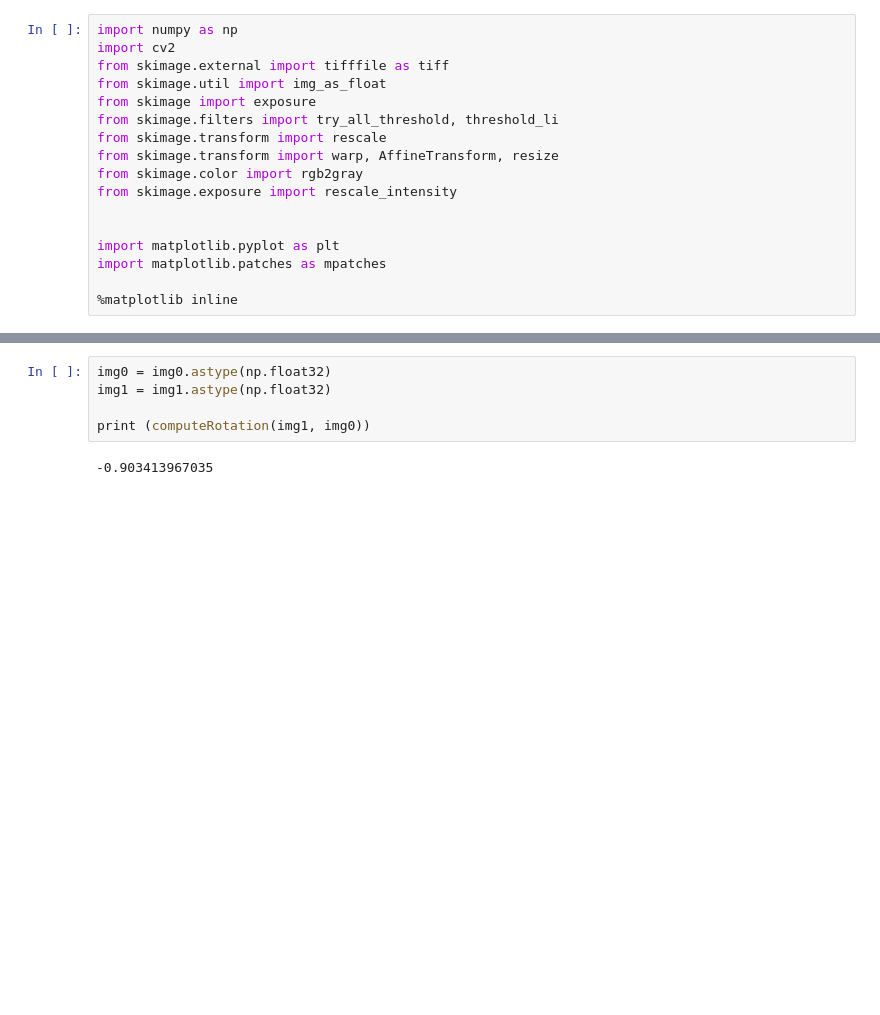
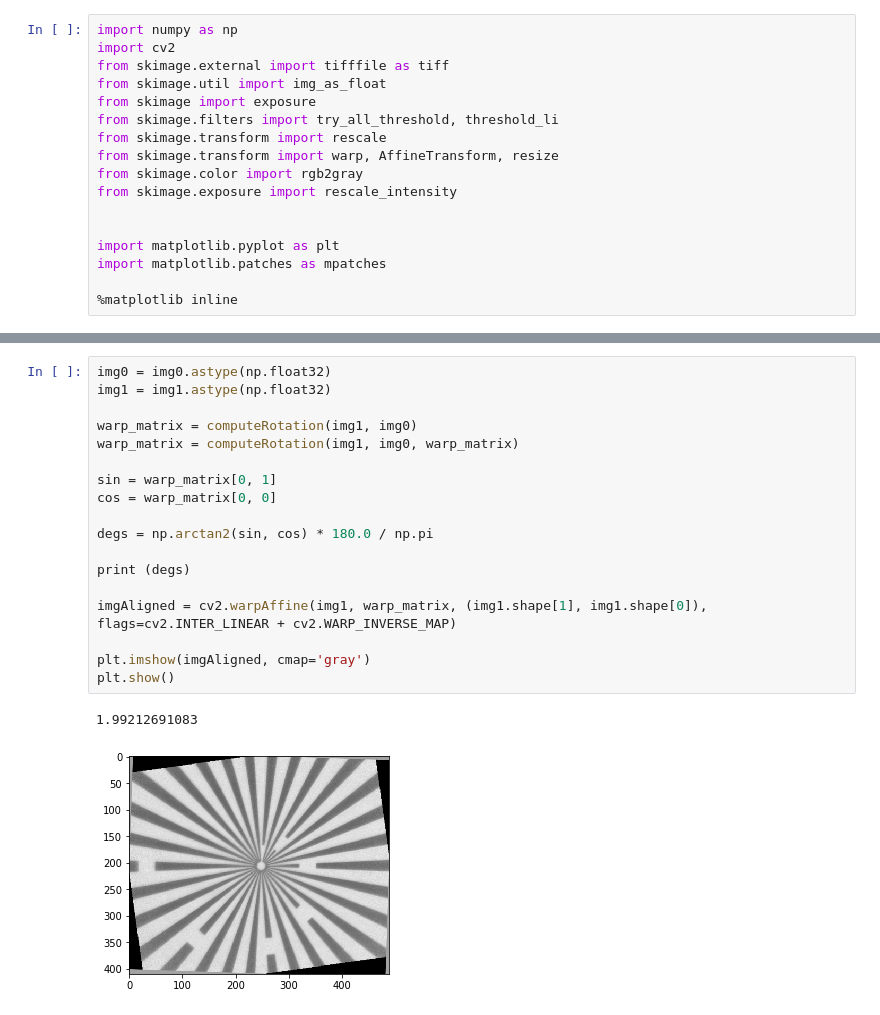
Before and after one commit to iamfaisalkhan/XImageRegistration, a Jupyter notebook: ECC Approach/Alignment-ECC-3.ipynb, the cells around one changed output, grey strips where cells are left out. Saved outputs shown, nothing was run; the diff lists cells and outputs as text; blank space fills up the shorter version.

```diff
--- a/ECC Approach/Alignment-ECC-3.ipynb
+++ b/ECC Approach/Alignment-ECC-3.ipynb
@@ -102,7 +125,21 @@ plt.show()
-# %%
-img0 = img0.astype(np.float32)
-img1 = img1.astype(np.float32)
-
-print (computeRotation(img1, img0))
-# %% [output]
--0.903413967035
+# %%
+img0 = img0.astype(np.float32)
+img1 = img1.astype(np.float32)
+
+warp_matrix = computeRotation(img1, img0)
+warp_matrix = computeRotation(img1, img0, warp_matrix)
+
+sin = warp_matrix[0, 1]
+cos = warp_matrix[0, 0]
+
+degs = np.arctan2(sin, cos) * 180.0 / np.pi
+
+print (degs)
+
+imgAligned = cv2.warpAffine(img1, warp_matrix, (img1.shape[1], img1.shape[0]), flags=cv2.INTER_LINEAR + cv2.WARP_INVERSE_MAP)
+
+plt.imshow(imgAligned, cmap='gray')
+plt.show()
+# %% [output]
+1.99212691083
+[figure, added]
```
Also changed, not shown: parts of 4 cells of this notebook, 6 other files.
